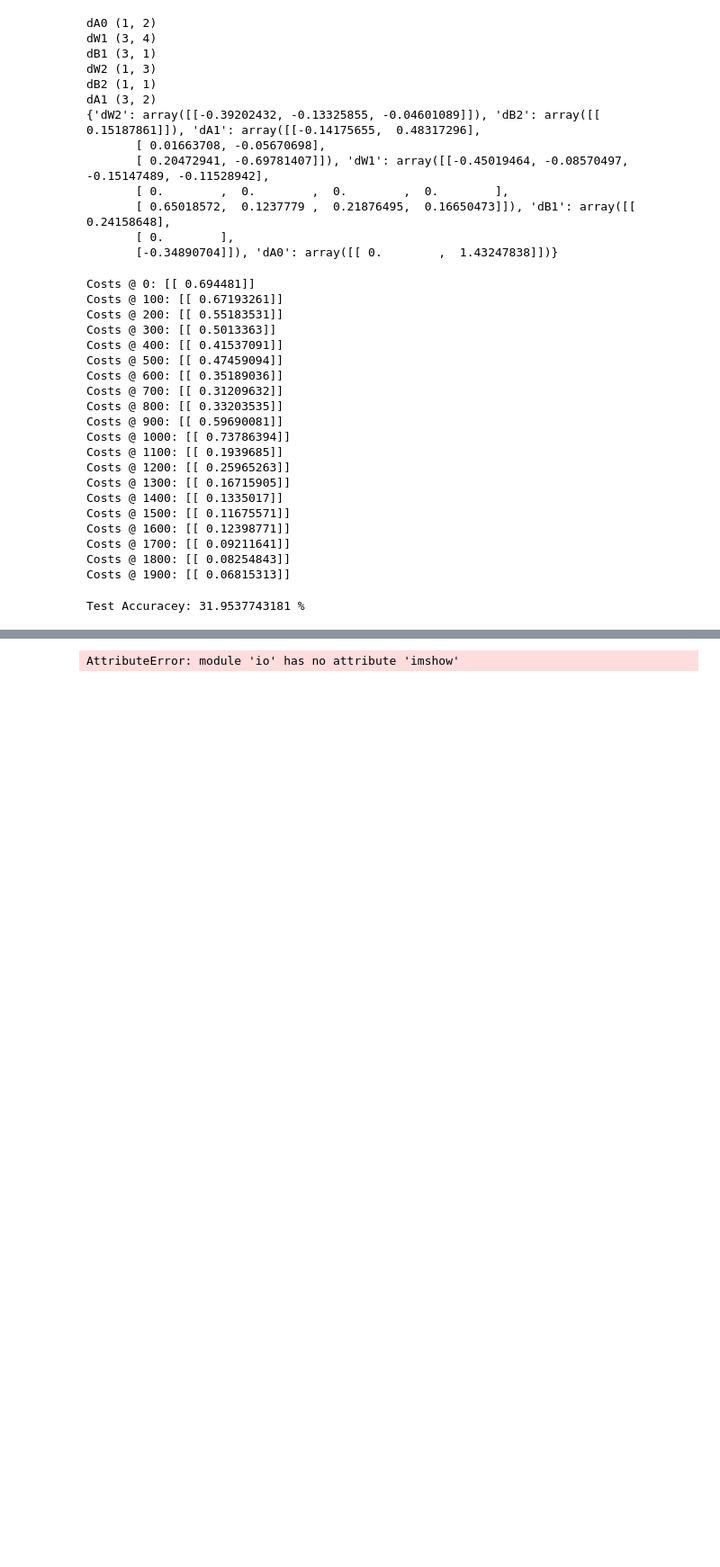
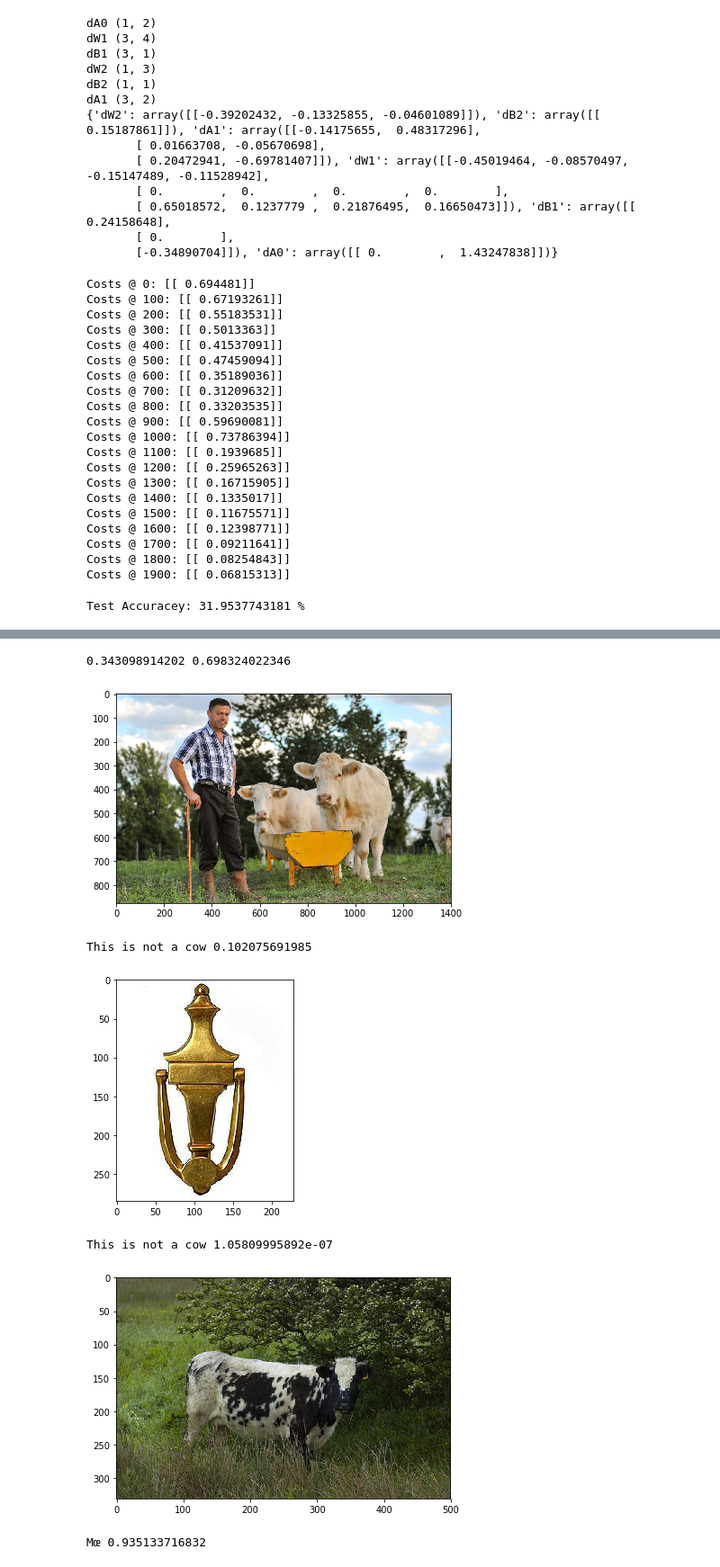
Before and after one commit to DanielLongo/models, a Jupyter notebook: NN.ipynb, the cells around one changed output, grey strips where cells are left out. Shown: that part at 90% size. Saved outputs shown, nothing was run; the diff lists cells and outputs as text; code cells hidden in the pictures; blank space fills up the shorter version.

```diff
--- a/NN.ipynb
+++ b/NN.ipynb
@@ -443,3 +450,9 @@ Cost @ 4800 [[ 0.09206237]]
+# %%
+X = standardized_test_examples
+y = labels_test
+loss = deepNNEval(X,y,params)
+# %% [output]
+0.343098914202 0.698324022346
 # %%
 def getImage(image_path,side_length,show=True):
     if (image_path.split(":")[0] == "http") or (image_path.split(":")[0] == "https"):
@@ -461,14 +474,20 @@ def getImage(image_path,side_length,show=True):
 def classify(image_path, params):
     side_length = int((params["w1"].shape[1]/3) ** .5)
     image_array = getImage(image_path, side_length)
-    y,_ = fowardPropagate(image_array,params)
-    if int(y) == 1:
-        print("Mœ")
-    if int(y) == 0:
-        print("This is not a cow")
+    label,_ = fowardPropagate(image_array,params)
+    if round(label[0][0]) == 1:
+        print("Mœ",label[0][0])
+    if round(label[0][0]) == 0:
+        print("This is not a cow",label[0][0])
 # %%
 url = "https://images.unsplash.com/photo-1469365897239-504fabc9b11b?ixlib=rb-0.3.5&ixid=eyJhcHBfaWQiOjEyMDd9&s=1a1886339e4b1fd59eb0ae330b150899&auto=format&fit=crop&w=1400&q=80"
-# classify(url,params)
+classify(url,params)
 classify("./Logistic_Regression_Data/notcows/notcow7.jpg",params)
+classify("./Logistic_Regression_Data/cows/cow10.jpg",params)
 # %% [output]
+[figure, added]
-AttributeError: module 'io' has no attribute 'imshow'
+This is not a cow 0.102075691985
+[figure, added]
+This is not a cow 1.05809995892e-07
+[figure, added]
+Mœ 0.935133716832
```
Also changed, not shown: parts of 3 cells of this notebook, 1 other file.
